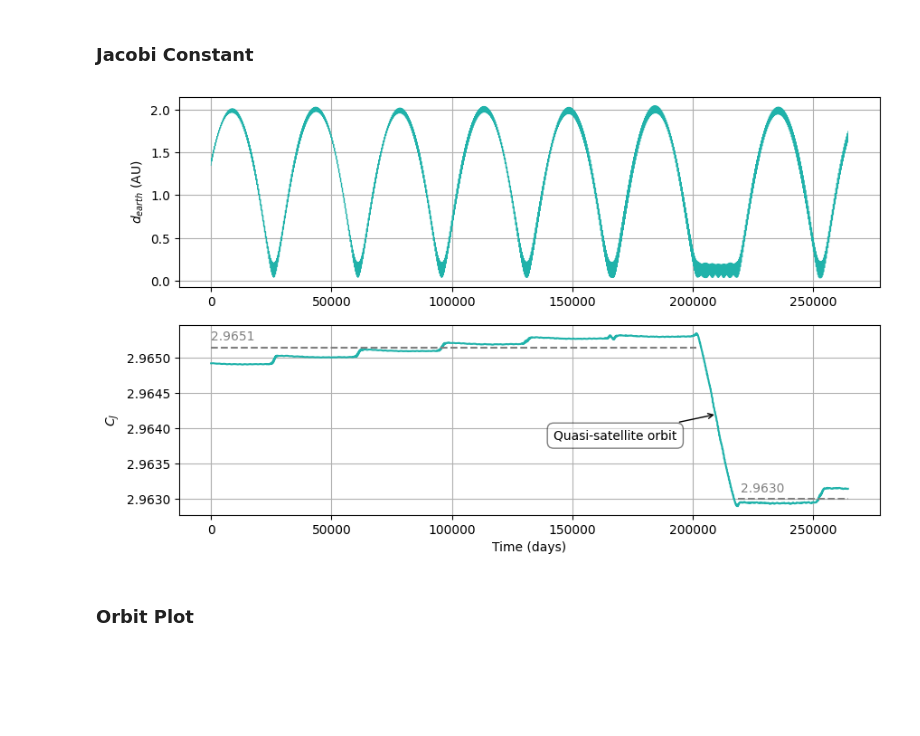
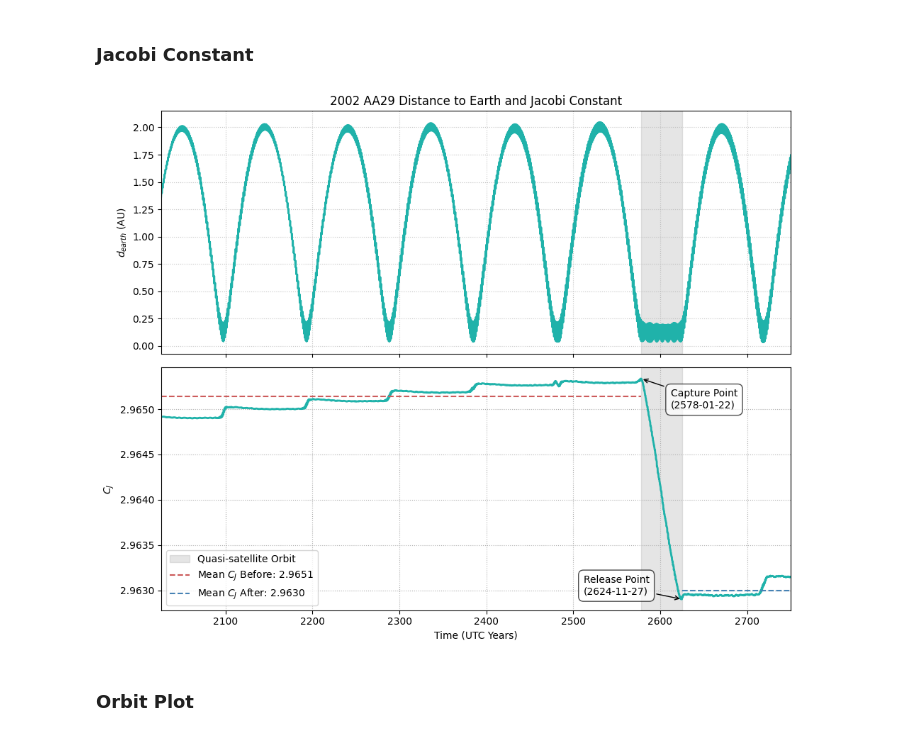
Before and after one commit to shami-momo/Workspace, a Jupyter notebook: solar_astro/NEA/NEA.ipynb, the cells around one changed output. Saved outputs shown, nothing was run; the diff lists cells and outputs as text; code cells hidden in the pictures; blank space fills up the shorter version.

Commit message:
Plot develop

```diff
--- a/solar_astro/NEA/NEA.ipynb
+++ b/solar_astro/NEA/NEA.ipynb
@@ -135,60 +134,81 @@ plt.show()
 # %% [markdown]
 ### Jacobi Constant
 # %%
-# Rotational Coordinates
+# Data Process
+
 x_rot_aa, y_rot_aa, z_rot_aa = get_rotation_coords(r_aa, r_e)
-
 dist = np.sqrt(x_rot_aa**2 + y_rot_aa**2 + z_rot_aa**2)
 
-# Jacobi Constant Calculation
 cj_values = get_jacobi_constant(r_aa, r_e)
 
-# Capture Point Calculation
-idx_cap_in = np.argmax(cj_values)
-idx_cap_out = np.argmin(cj_values)
+# Capture and Release Point
+idx_capture = np.argmax(cj_values)
+idx_release = np.argmin(cj_values)
 
-t_cap_in = r_aa['time'][idx_cap_in]
-t_cap_out = r_aa['time'][idx_cap_out]
-capture_duration = t_cap_out - t_cap_in
+t_capture = r_aa['time'][idx_capture]
+t_release = r_aa['time'][idx_release]
+capture_duration = t_release - t_capture
 
-# Mean Jacobi Constant Calculation
-mask_pre_capture = r_aa['time'] < t_cap_in
-mask_post_capture = r_aa['time'] > t_cap_out
+mask_pre_capture  = r_aa['time'] < t_capture
+mask_post_release = r_aa['time'] > t_release
 
-cj_mean_pre = np.mean(cj_values[mask_pre_capture])
-cj_mean_post = np.mean(cj_values[mask_post_capture])
+cj_mean_pre  = np.mean(cj_values[mask_pre_capture])
+cj_mean_post = np.mean(cj_values[mask_post_release])
+
+# Time processing
+time_jd = r_aa['time'].values + EPOCH_START_2002AA29_JD
+time_dt = Time(time_jd, format='jd').to_datetime()
+
+dt_capture = time_dt[idx_capture]
+dt_release = time_dt[idx_release]
+dt_start = time_dt[0]
+dt_end = time_dt[-1]
 
 # Plotting
-fig, (ax1, ax2) = plt.subplots(2, 1, figsize=(10, 6))
+fig, (ax1, ax2) = plt.subplots(2, 1, figsize=(10, 8), sharex=True)
 
-ax1.plot(r_aa['time'], dist, color=OBJECT['2002AA29']['color'], lw=0.5)
+# Distance
+ax1.set_title(f"2002 AA29 Distance to Earth and Jacobi Constant")
+
+ax1.plot(time_dt, dist, color=OBJECT['2002AA29']['color'])
+ax1.axvspan(dt_capture, dt_release, color='gray', alpha=0.2, zorder=0)
+
 ax1.set_ylabel('$d_{earth}$ (AU)')
-ax1.grid(True)
+ax1.grid(True, linestyle=':', alpha=0.7)
 
-ax2.plot(r_aa['time'], cj_values, color=OBJECT['2002AA29']['color'])
-ax2.set_xlabel('Time (days)')
+# Jacobi const.
+ax2.plot(time_dt, cj_values, color=OBJECT['2002AA29']['color'], lw=2)
+ax2.axvspan(dt_capture, dt_release, label='Quasi-satellite Orbit', color='gray', alpha=0.2, zorder=0)
+
+ax2.hlines(cj_mean_pre, dt_start, dt_capture, colors='indianred', linestyles='--', label=f'Mean $C_J$ Before: {cj_mean_pre:.4f}')
+ax2.hlines(cj_mean_post, dt_release, dt_end, colors='steelblue', linestyles='--', label=f'Mean $C_J$ After: {cj_mean_post:.4f}')
+
+ax2.annotate(f'Capture Point\n({get_iso_date(t_capture)})',
+             xy=(dt_capture, np.max(cj_values)),
+             xytext=(30, -30),
+             textcoords='offset points',
+             arrowprops=dict(arrowstyle='->', color='black'),
+             bbox=dict(facecolor='white', alpha=0.7, boxstyle='round,pad=0.5'),
+             zorder=4)
+
+ax2.annotate(f'Release Point\n({get_iso_date(t_release)})',
+             xy=(dt_release, np.min(cj_values)),
+             xytext=(-100, 5),
+             textcoords='offset points',
+             arrowprops=dict(arrowstyle='->', color='black'),
+             bbox=dict(facecolor='white', alpha=0.7, boxstyle='round,pad=0.5'),
+             zorder=4)
+
+ax2.set_xlim(dt_start, dt_end)
+ax2.set_xlabel('Time (UTC Years)')
 ax2.set_ylabel('$C_J$')
-ax2.grid(True)
-label_text = 'Quasi-satellite orbit'
-ax2.annotate(label_text,
-            xy=(210000, 2.9642),
-            xytext=(-130, -20),
-            textcoords='offset points',
-            arrowprops=dict(arrowstyle='->', color='black'),
-            bbox=dict(facecolor='white', alpha=0.5, boxstyle='round,pad=0.5'),
-            zorder=4)
+ax2.legend(loc='lower left')
+ax2.grid(True, linestyle=':')
 
-ax2.hlines(cj_mean_pre, 0, t_cap_in,
-           colors='gray', linestyles='--', label=f'Mean $C_J$ (Pre): {cj_mean_pre:.4f}')
-ax2.hlines(cj_mean_post, t_cap_out, DURATION_2002AA29_DAYS,
-           colors='gray', linestyles='--', label=f'Mean $C_J$ (Post): {cj_mean_post:.4f}')
-
-ax2.text(0, cj_mean_pre + 0.0001, f'{cj_mean_pre:.4f}', color='gray')
-ax2.text(220000, cj_mean_post + 0.0001, f'{cj_mean_post:.4f}', color='gray')
-
+plt.tight_layout()
 plt.show()
 # %% [output]
-[figure, old version]
+[figure, new version]
 # %% [markdown]
 ### Orbit Plot
 # %%
```
Also changed, not shown: parts of 6 cells of this notebook, 2 other files.
